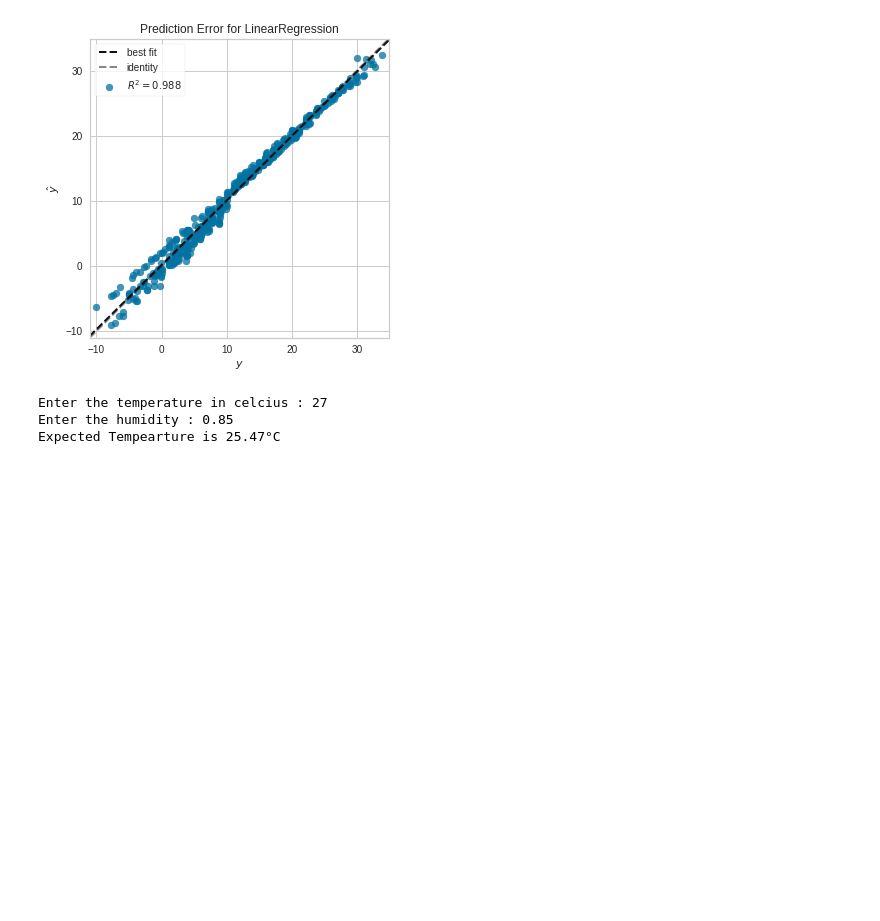
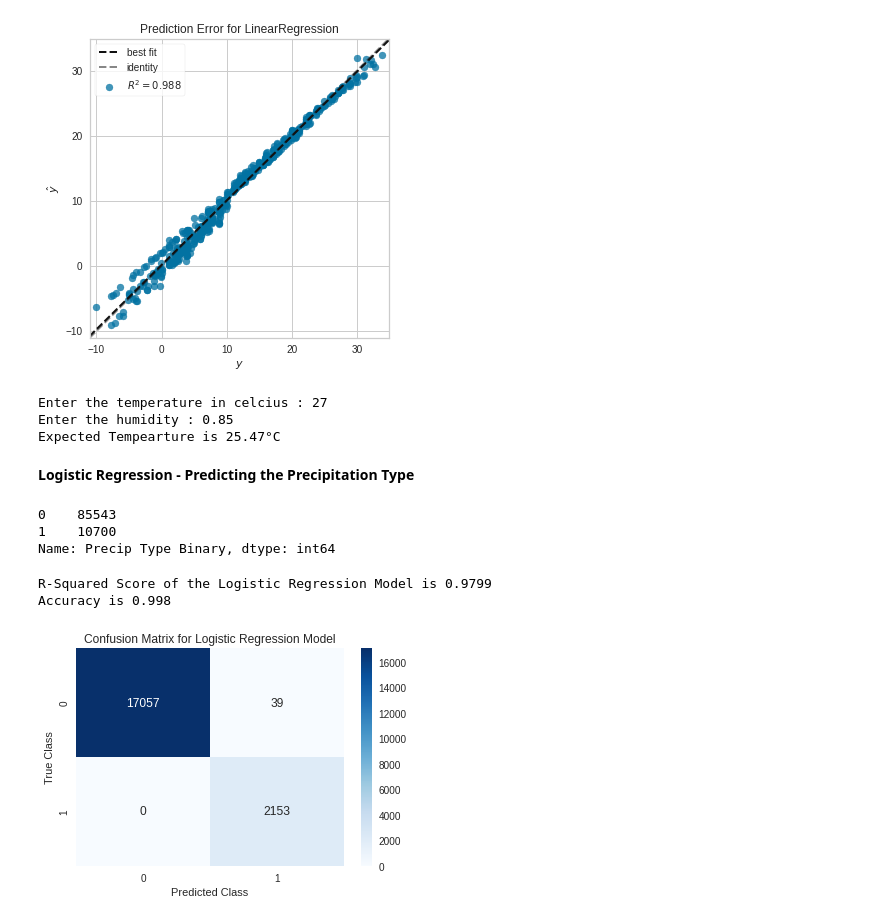
Before and after one commit to AmanCSE-1/Smart-Weather-Prediction-using-ML, a Jupyter notebook: main.ipynb, the cells around one changed output. Saved outputs shown, nothing was run; the diff lists cells and outputs as text; code cells hidden in the pictures; blank space fills up the shorter version.

Commit message:
Built a Logistic Regression Model for predicting weather feature - precipitation type Accuracy of model is 99.8% on test data

```diff
--- a/main.ipynb
+++ b/main.ipynb
@@ -449,3 +449,49 @@ print("Expected Tempearture is {}\N{DEGREE SIGN}C".format(round(result1[0], 2)))
 Enter the temperature in celcius : 27
 Enter the humidity : 0.85
 Expected Tempearture is 25.47°C
+# %% [markdown]
+**Logistic Regression - Predicting the Precipitation Type**
+# %%
+## Encoding the Categorical Variables
+lb = LabelBinarizer()
+
+df_preprocessed['Precip Type Binary'] = lb.fit_transform(df_preprocessed['Precip Type'])
+df_preprocessed['Precip Type Binary'].value_counts()
+# %% [output]
+0    85543
+1    10700
+Name: Precip Type Binary, dtype: int64
+# %%
+## Splitting Dataset
+x = df_preprocessed.loc[:, ['Temperature (C)', 'Humidity', 'Visibility (km)']]
+y = df_preprocessed.loc[:, 'Precip Type Binary']
+
+x_train, x_test, y_train, y_test = train_test_split(x, y, test_size=0.2, random_state=1)
+# %%
+## Building the Model
+from sklearn.linear_model import LogisticRegression
+
+logmodel = LogisticRegression()
+logmodel.fit(x_train, y_train)
+precip_predict = logmodel.predict(x_test)
+
+
+## Logistic Regression Model Evaluation
+print("R-Squared Score of the Logistic Regression Model is", round(r2_score(precip_predict, y_test), 4))
+
+print("Accuracy is", round(accuracy_score(y_test, precip_predict), 4))
+# %% [output]
+R-Squared Score of the Logistic Regression Model is 0.9799
+Accuracy is 0.998
+# %%
+plt.figure(figsize=(6, 4))
+cf_matrix = confusion_matrix(y_test, precip_predict)
+
+sns.heatmap(cf_matrix, annot=True, cmap='Blues', fmt='0')
+plt.xlabel('Predicted Class')
+plt.ylabel('True Class')
+
+plt.title('Confusion Matrix for Logistic Regression Model')
+plt.show()
+# %% [output]
+[figure, added]
```
Also changed, not shown: parts of 2 cells of this notebook.
